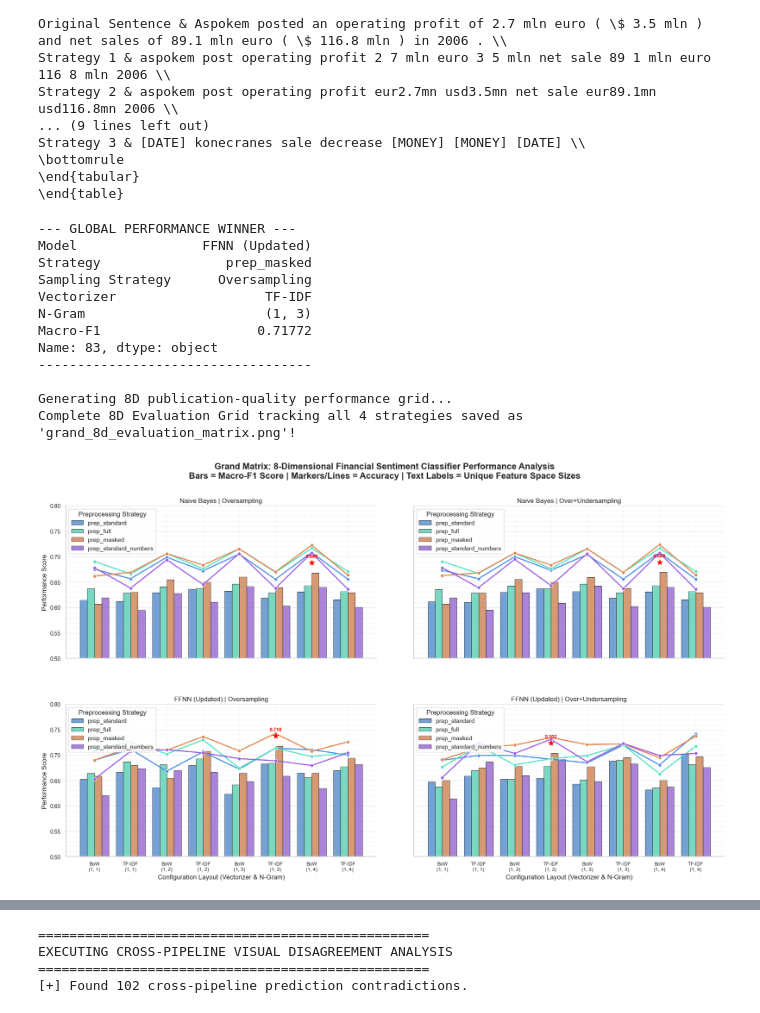
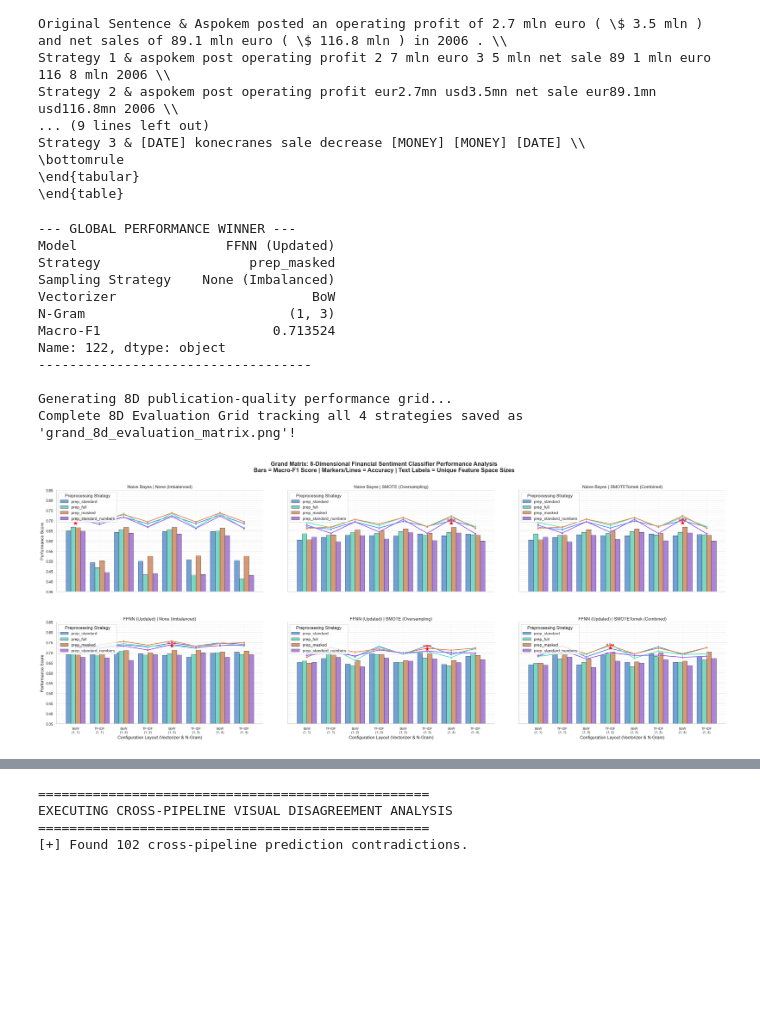
Before and after one commit to fabsGitHub/sentiment-analysis, a Jupyter notebook: ground_new.ipynb, the cells around one changed output, grey strips where cells are left out. Cells and saved outputs as stored; diff of their text form; code cells hidden in the pictures; blank space fills up the shorter version.

Commit message:
testing with undersampling

```diff
--- a/ground_new.ipynb
+++ b/ground_new.ipynb
@@ -1836,6 +1836,7 @@ from sklearn.base import clone
 # Balancing / Resampling Imports
 from imblearn.over_sampling import SMOTE
 from imblearn.combine import SMOTETomek
+from imblearn.under_sampling import TomekLinks
 
 # PyTorch Imports
 import torch
@@ -2244,15 +2245,17 @@ strategies = ["prep_standard", "prep_full", "prep_masked", "prep_standard_number
 custom_token_pattern = r'(?u)\[?\b\w[-\w\.]*\b\]?'
 
 samplers = {
-    "Oversampling": SMOTE(random_state=42),
-    "Over+Undersampling": SMOTETomek(random_state=42, n_jobs=-1)
+    "None (Imbalanced)": None,
+    "SMOTE (Oversampling)": SMOTE(random_state=42),
+    "SMOTETomek (Combined)": SMOTETomek(random_state=42),
+    "Tomek (Undersampling)": TomekLinks()
 }
 
 results = []
 models = {
     "Naive Bayes": MultinomialNB(),
     "FFNN (Updated)": PyTorchMLPClassifier(
-        hidden_layer_sizes=(64, 32),
+        hidden_layer_sizes=(64, ),
         activation='relu',
         solver='adam',
         alpha=0.001,
@@ -2284,11 +2287,16 @@ for strategy in strategies:
         X_test_tfidf = tfidf_vect.transform(X_test)
 
         for sampler_name, sampler_instance in samplers.items():
-            current_sampler_bow = clone(sampler_instance)
-            current_sampler_tfidf = clone(sampler_instance)
 
-            X_train_bow, y_train_resampled_bow = current_sampler_bow.fit_resample(X_train_bow_raw, y_train)
-            X_train_tfidf, y_train_resampled_tfidf = current_sampler_tfidf.fit_resample(X_train_tfidf_raw, y_train)
+            if sampler_instance is not None:
+                current_sampler_bow = clone(sampler_instance)
+                current_sampler_tfidf = clone(sampler_instance)
+                X_train_bow, y_train_resampled_bow = current_sampler_bow.fit_resample(X_train_bow_raw, y_train)
+                X_train_tfidf, y_train_resampled_tfidf = current_sampler_tfidf.fit_resample(X_train_tfidf_raw, y_train)
+
+            else:
+                X_train_bow, y_train_resampled_bow = X_train_bow_raw, y_train
+                X_train_tfidf, y_train_resampled_tfidf = X_train_tfidf_raw, y_train
 
             final_feature_size_bow = X_train_bow.shape[1]
             final_feature_size_tfidf = X_train_tfidf.shape[1]
@@ -2588,38 +2596,39 @@ for ax in g.axes.flat:
     ax.yaxis.set_major_locator(ticker.MultipleLocator(0.05))
     ax.yaxis.set_minor_locator(ticker.MultipleLocator(0.01))
     ax.yaxis.grid(True, which='major', linestyle="-", alpha=0.5)
     ax.yaxis.grid(True, which='minor', linestyle="--", alpha=0.25)
     ax.xaxis.grid(True, linestyle=":", alpha=0.4)
 
     # Handle Legend cleanup to avoid duplicate entries across windows
     handles, labels = ax.get_legend_handles_labels()
     if handles:
         # UPDATED: Sliced at [:4] instead of [:3] to ensure all 4 components display inside the legend
         ax.legend(handles[:4], labels[:4], title="Preprocessing Strategy", loc="upper left", frameon=True)
 
 # Adjust overall margins clean for title placement
 g.fig.subplots_adjust(top=0.88, hspace=0.3, wspace=0.12)
 g.fig.suptitle(
     "Grand Matrix: 8-Dimensional Financial Sentiment Classifier Performance Analysis\n"
     "Bars = Macro-F1 Score | Markers/Lines = Accuracy | Text Labels = Unique Feature Space Sizes",
     weight="bold"
 )
 
+results_df.to_csv("grand_8d_evaluation_matrix.csv", sep=";")
 # Export structural matrix graphic asset
 plt.savefig("grand_8d_evaluation_matrix.png", dpi=300, bbox_inches='tight')
 print("Complete 8D Evaluation Grid tracking all 4 strategies saved as 'grand_8d_evaluation_matrix.png'!")
 plt.show()
 # %% [output]
 --- GLOBAL PERFORMANCE WINNER ---
-Model                FFNN (Updated)
-Strategy                prep_masked
-Sampling Strategy      Oversampling
-Vectorizer                   TF-IDF
-N-Gram                       (1, 3)
-Macro-F1                    0.71772
-Name: 83, dtype: object
+Model                   FFNN (Updated)
+Strategy                   prep_masked
+Sampling Strategy    None (Imbalanced)
+Vectorizer                         BoW
+N-Gram                          (1, 3)
+Macro-F1                      0.713524
+Name: 122, dtype: object
 -----------------------------------
 
 Generating 8D publication-quality performance grid...
 Complete 8D Evaluation Grid tracking all 4 strategies saved as 'grand_8d_evaluation_matrix.png'!
-[figure, old version]
+[figure, new version]
```
Also changed, not shown: parts of 4 cells of this notebook, 20 other files.
